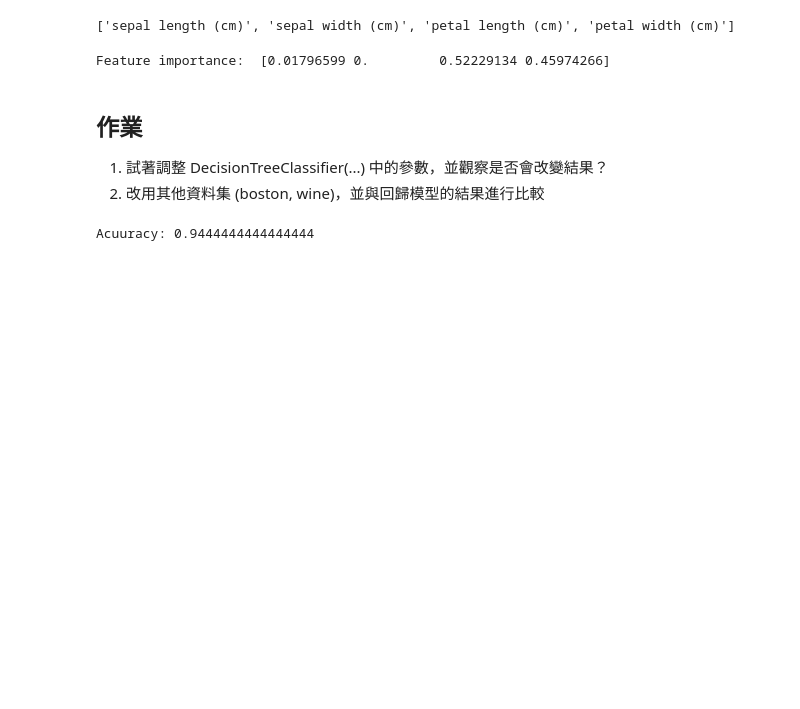
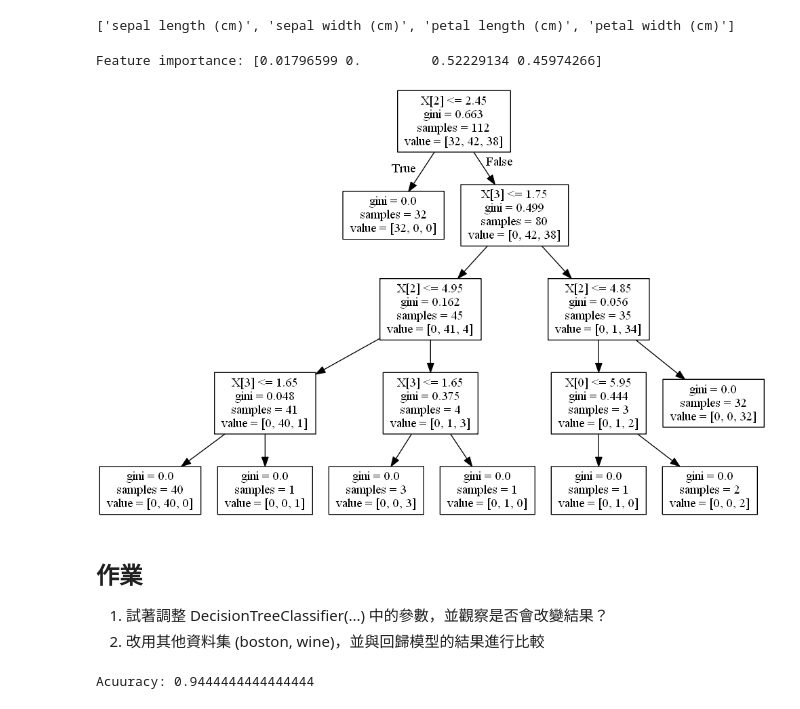
Before and after one commit to AnHungTai/2nd-ML100Days, a Jupyter notebook: homework/Day_042_HW.ipynb, the cells around one changed output. Cells and saved outputs as stored; diff of their text form; code cells hidden in the pictures; blank space fills up the shorter version.

```diff
--- a/homework/Day_042_HW.ipynb
+++ b/homework/Day_042_HW.ipynb
@@ -37,3 +51,15 @@ Feature importance:  [0.01796599 0.         0.52229134 0.45974266]
+# %%
+from IPython.display import display, Image
+from sklearn.tree import export_graphviz
+import pydotplus
+import os
+# add environment path for pydotplus to know where the graphviz is
+os.environ['PATH'] = os.environ['PATH'] + (';C:\\ProgramData\\Anaconda3\\Library\\bin\\graphviz')
+dot_data = export_graphviz(DTC)
+graph = pydotplus.graph_from_dot_data(dot_data)
+Image(graph.create_png(), width=720, height=720)
+# %% [output]
+[figure, added]
 # %% [markdown]
 ## 作業
 
```
Also changed, not shown: parts of 5 cells of this notebook, 2 other files.
